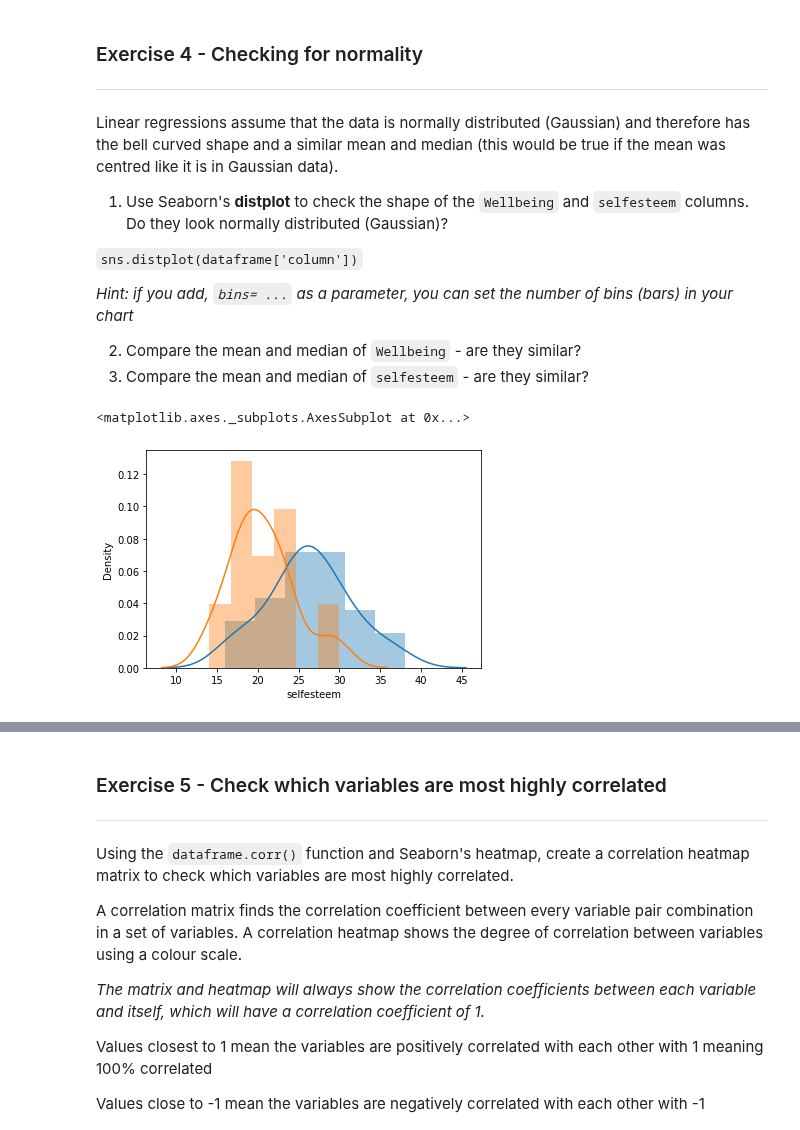
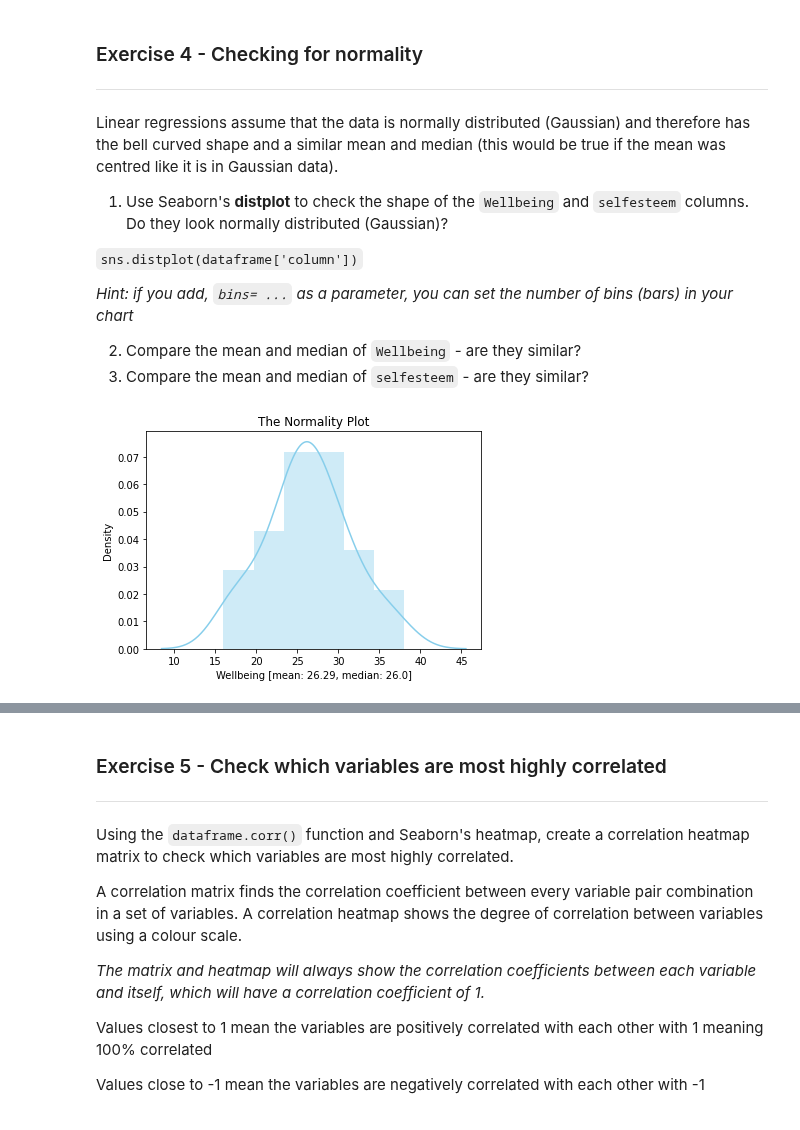
Before and after one commit to Imran-Github22/Imran-Farooqui, a Jupyter notebook: 8_2_Correlation_exercises.ipynb, the cells around one changed output, grey strips where cells are left out. Cells and saved outputs as stored; diff of their text form; code cells hidden in the pictures.

```diff
--- a/8_2_Correlation_exercises.ipynb
+++ b/8_2_Correlation_exercises.ipynb
@@ -278,15 +278,16 @@ Linear regressions assume that the data is normally distributed (Gaussian) and t
 
 2. Compare the mean and median of `Wellbeing` - are they similar?
 3. Compare the mean and median of `selfesteem` - are they similar?
-# %%
-def show_distplot(df, column):
-  import seaborn as sns
-  chart = sns.distplot(df[column])
-  return chart
-
-show_distplot(df_normal, 'Wellbeing')
-
-show_distplot(df_normal, 'selfesteem')
-# %% [output]
-<matplotlib.axes._subplots.AxesSubplot at 0x...>
-[figure, removed]
+# %%
+from seaborn.palettes import color_palette
+def show_distplot(df, column, color='skyblue'):
+  import seaborn as sns
+  mean_v = round(df[column].mean(),2)
+  median_v = round(df[column].median(), 2)
+  xlabel = column + f' [mean: {mean_v}, median: {median_v}]'
+  chart = sns.distplot(df[column], axlabel=xlabel, color=color)
+  chart.set_title('The Normality Plot')
+
+show_distplot(df_normal, 'Wellbeing')
+# %% [output]
+[figure, added]
```
Also changed, not shown: parts of 4 cells of this notebook.
